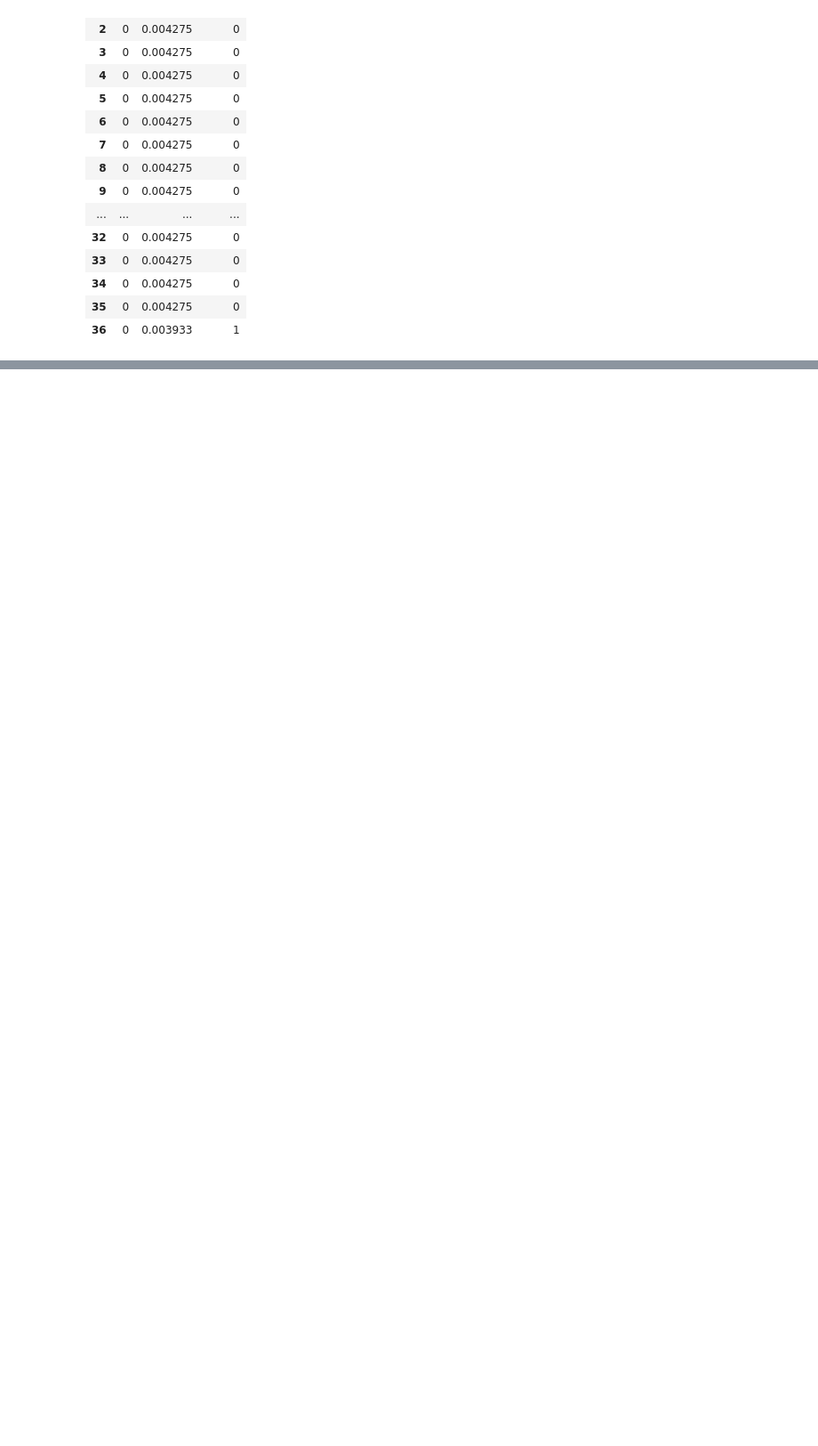
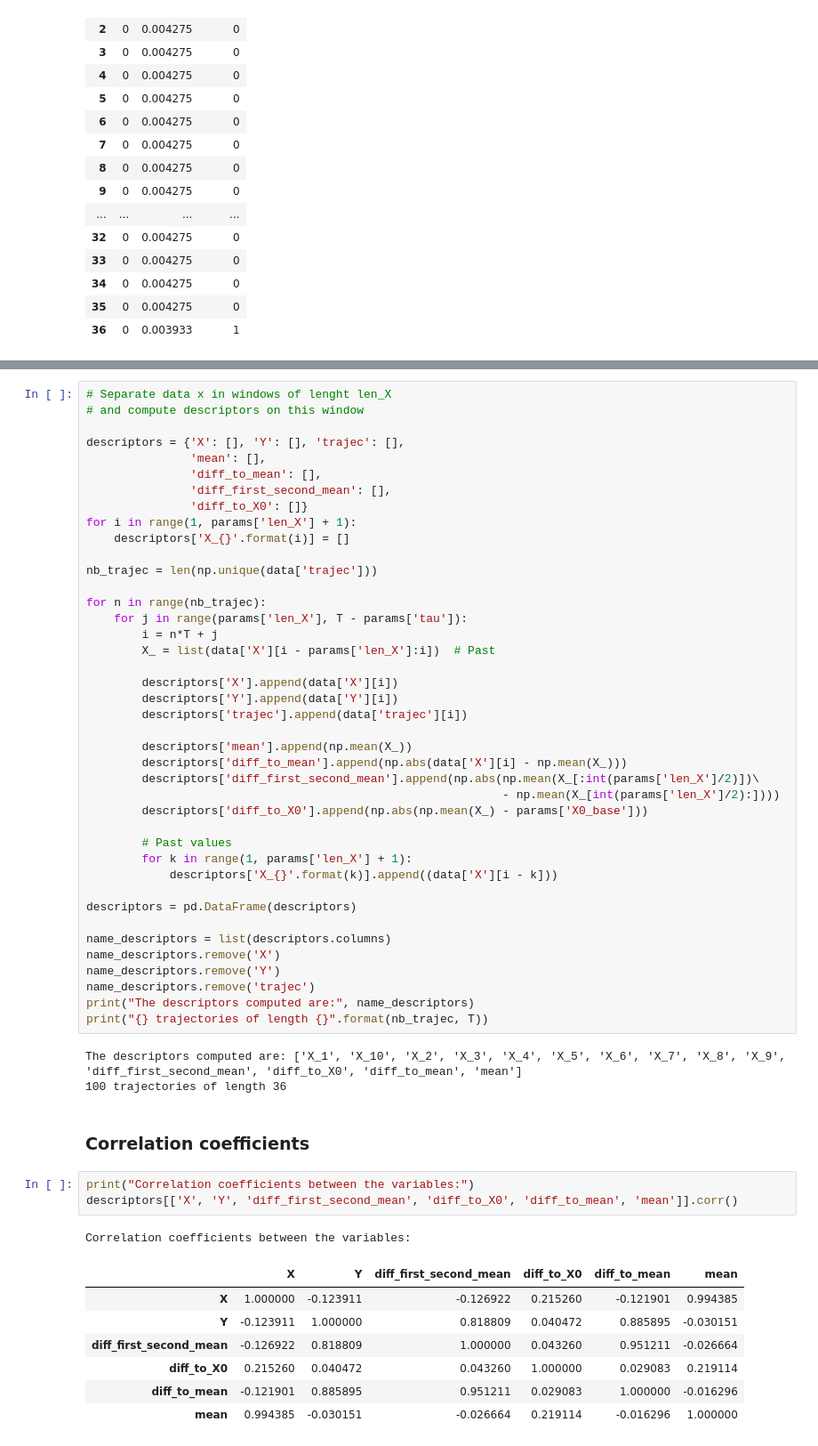
Before and after one commit to ELOISESOULIER/acterrea, a Jupyter notebook: Test_prediction_poumon_python.ipynb, the cells around one changed output, grey strips where cells are left out. Shown at 89% size. Cells and saved outputs as stored; diff of their text form; blank space fills up the shorter version.

```diff
--- a/Test_prediction_poumon_python.ipynb
+++ b/Test_prediction_poumon_python.ipynb
@@ -271,0 +128,58 @@ array([0, 1])
+# %%
+# Separate data x in windows of lenght len_X
+# and compute descriptors on this window
+
+descriptors = {'X': [], 'Y': [], 'trajec': [],
+               'mean': [],
+               'diff_to_mean': [],
+               'diff_first_second_mean': [],
+               'diff_to_X0': []}
+for i in range(1, params['len_X'] + 1):
+    descriptors['X_{}'.format(i)] = []
+
+nb_trajec = len(np.unique(data['trajec']))
+
+for n in range(nb_trajec):
+    for j in range(params['len_X'], T - params['tau']):
+        i = n*T + j
+        X_ = list(data['X'][i - params['len_X']:i])  # Past
+
+        descriptors['X'].append(data['X'][i])
+        descriptors['Y'].append(data['Y'][i])
+        descriptors['trajec'].append(data['trajec'][i])
+
+        descriptors['mean'].append(np.mean(X_))
+        descriptors['diff_to_mean'].append(np.abs(data['X'][i] - np.mean(X_)))
+        descriptors['diff_first_second_mean'].append(np.abs(np.mean(X_[:int(params['len_X']/2)])\
+                                                            - np.mean(X_[int(params['len_X']/2):])))
+        descriptors['diff_to_X0'].append(np.abs(np.mean(X_) - params['X0_base']))
+
+        # Past values
+        for k in range(1, params['len_X'] + 1):
+            descriptors['X_{}'.format(k)].append((data['X'][i - k]))
+
+descriptors = pd.DataFrame(descriptors)
+
+name_descriptors = list(descriptors.columns)
+name_descriptors.remove('X')
+name_descriptors.remove('Y')
+name_descriptors.remove('trajec')
+print("The descriptors computed are:", name_descriptors)
+print("{} trajectories of length {}".format(nb_trajec, T))
+# %% [output]
+The descriptors computed are: ['X_1', 'X_10', 'X_2', 'X_3', 'X_4', 'X_5', 'X_6', 'X_7', 'X_8', 'X_9', 'diff_first_second_mean', 'diff_to_X0', 'diff_to_mean', 'mean']
+100 trajectories of length 36
+# %% [markdown]
+### Correlation coefficients
+# %%
+print("Correlation coefficients between the variables:")
+descriptors[['X', 'Y', 'diff_first_second_mean', 'diff_to_X0', 'diff_to_mean', 'mean']].corr()
+# %% [output]
+Correlation coefficients between the variables:
+|  | X | Y | diff_first_second_mean | diff_to_X0 | diff_to_mean | mean |
+| X | 1.000000 | -0.123911 | -0.126922 | 0.215260 | -0.121901 | 0.994385 |
+| Y | -0.123911 | 1.000000 | 0.818809 | 0.040472 | 0.885895 | -0.030151 |
+| diff_first_second_mean | -0.126922 | 0.818809 | 1.000000 | 0.043260 | 0.951211 | -0.026664 |
+| diff_to_X0 | 0.215260 | 0.040472 | 0.043260 | 1.000000 | 0.029083 | 0.219114 |
+| diff_to_mean | -0.121901 | 0.885895 | 0.951211 | 0.029083 | 1.000000 | -0.016296 |
+| mean | 0.994385 | -0.030151 | -0.026664 | 0.219114 | -0.016296 | 1.000000 |
```
Also changed, not shown: parts of 55 cells of this notebook.
